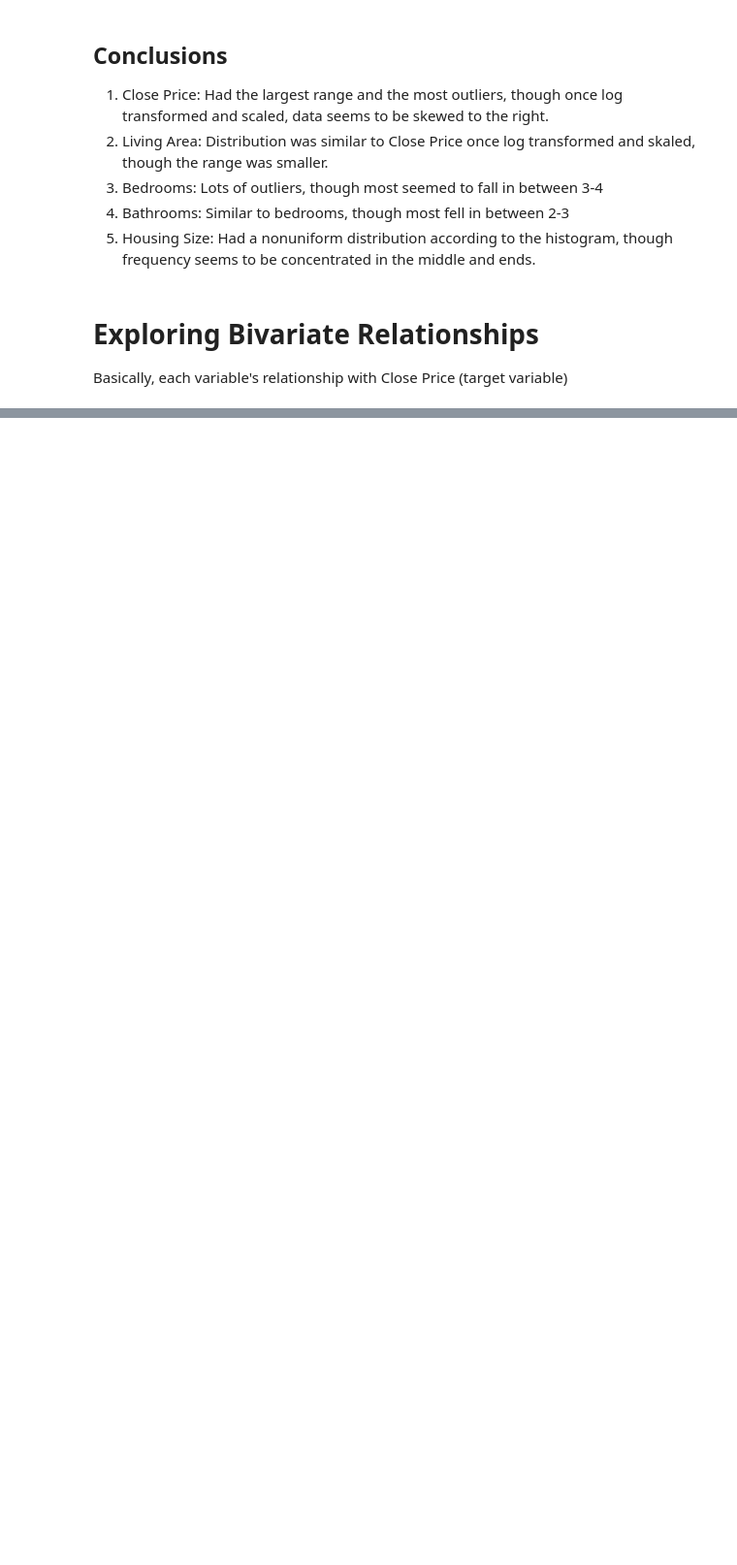
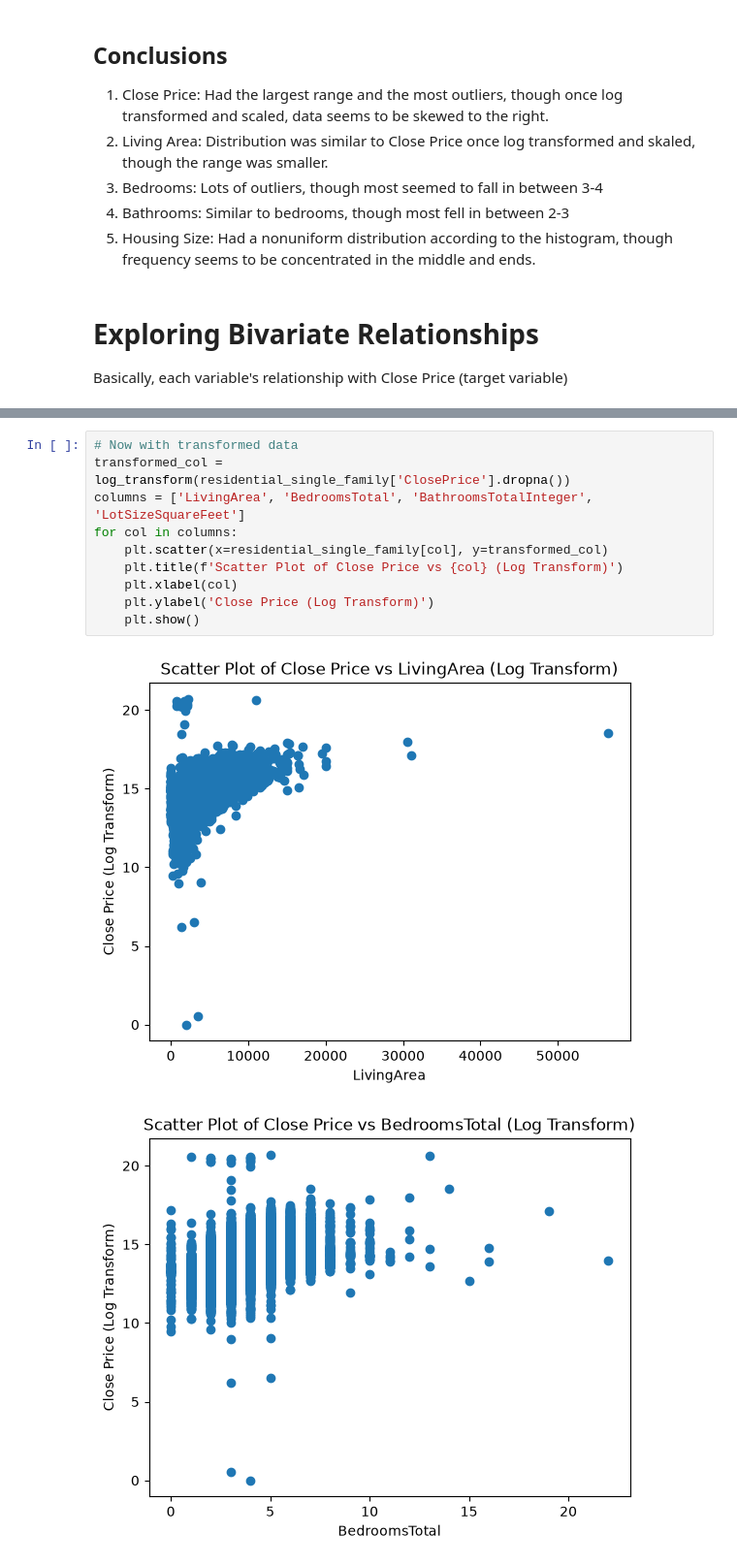
Before and after one commit to Artful-Donut/IDX-Exchange-Internship-Data-Science-61, a Jupyter notebook: IDX_Exchange/deliverables/01_exploration.ipynb, the cells around one changed output, grey strips where cells are left out. Shown at 97% size. Saved outputs shown, nothing was run; the diff lists cells and outputs as text; blank space fills up the shorter version.

```diff
--- a/IDX_Exchange/deliverables/01_exploration.ipynb
+++ b/IDX_Exchange/deliverables/01_exploration.ipynb
@@ -288,0 +280,13 @@ for col in data.columns:
+# %%
+# Now with transformed data
+transformed_col = log_transform(residential_single_family['ClosePrice'].dropna())
+columns = ['LivingArea', 'BedroomsTotal', 'BathroomsTotalInteger', 'LotSizeSquareFeet']
+for col in columns:
+    plt.scatter(x=residential_single_family[col], y=transformed_col)
+    plt.title(f'Scatter Plot of Close Price vs {col} (Log Transform)')
+    plt.xlabel(col)
+    plt.ylabel('Close Price (Log Transform)')
+    plt.show()
+# %% [output]
+[figure, added]
+[figure, added]
```
Also changed, not shown: parts of 3 cells of this notebook, 3 other files.
